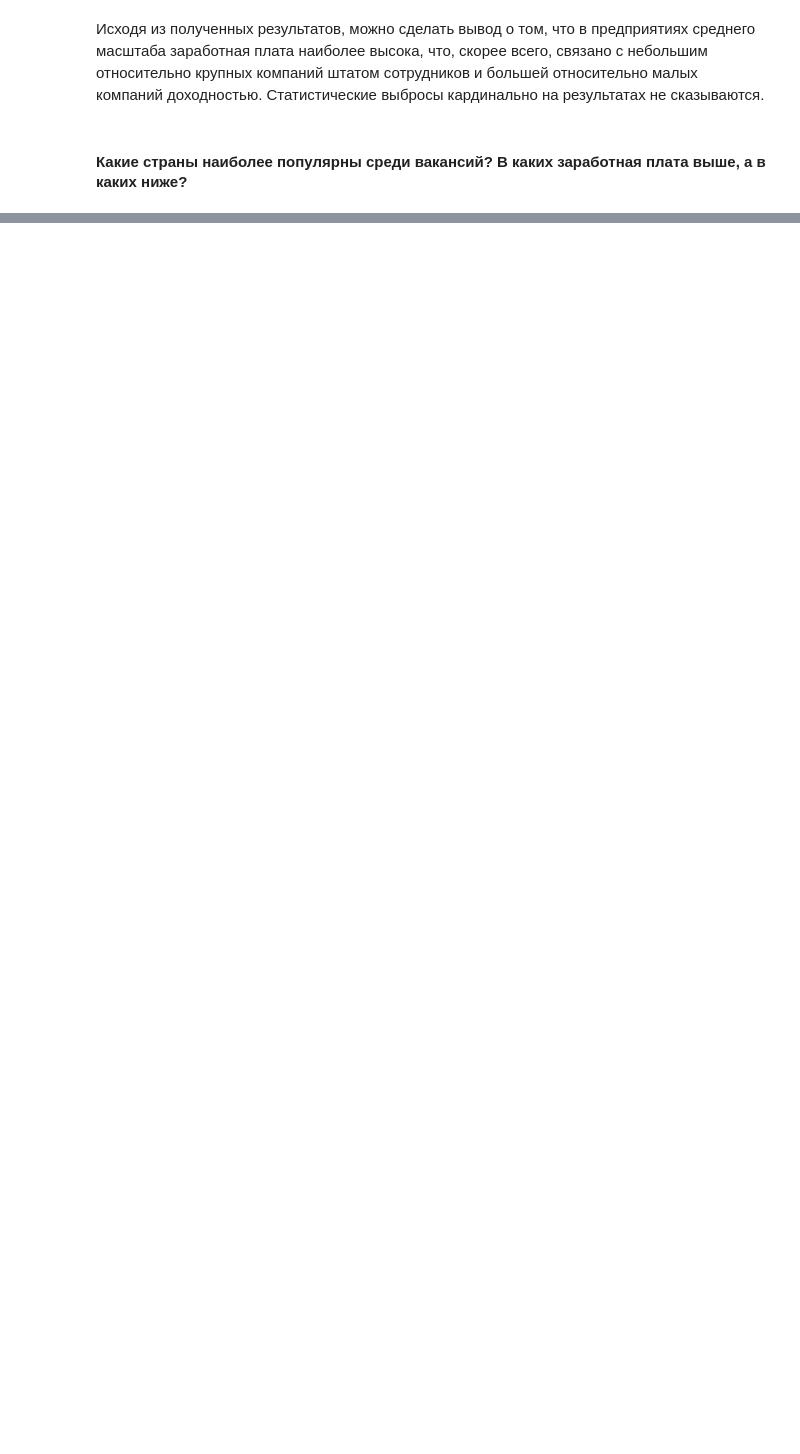
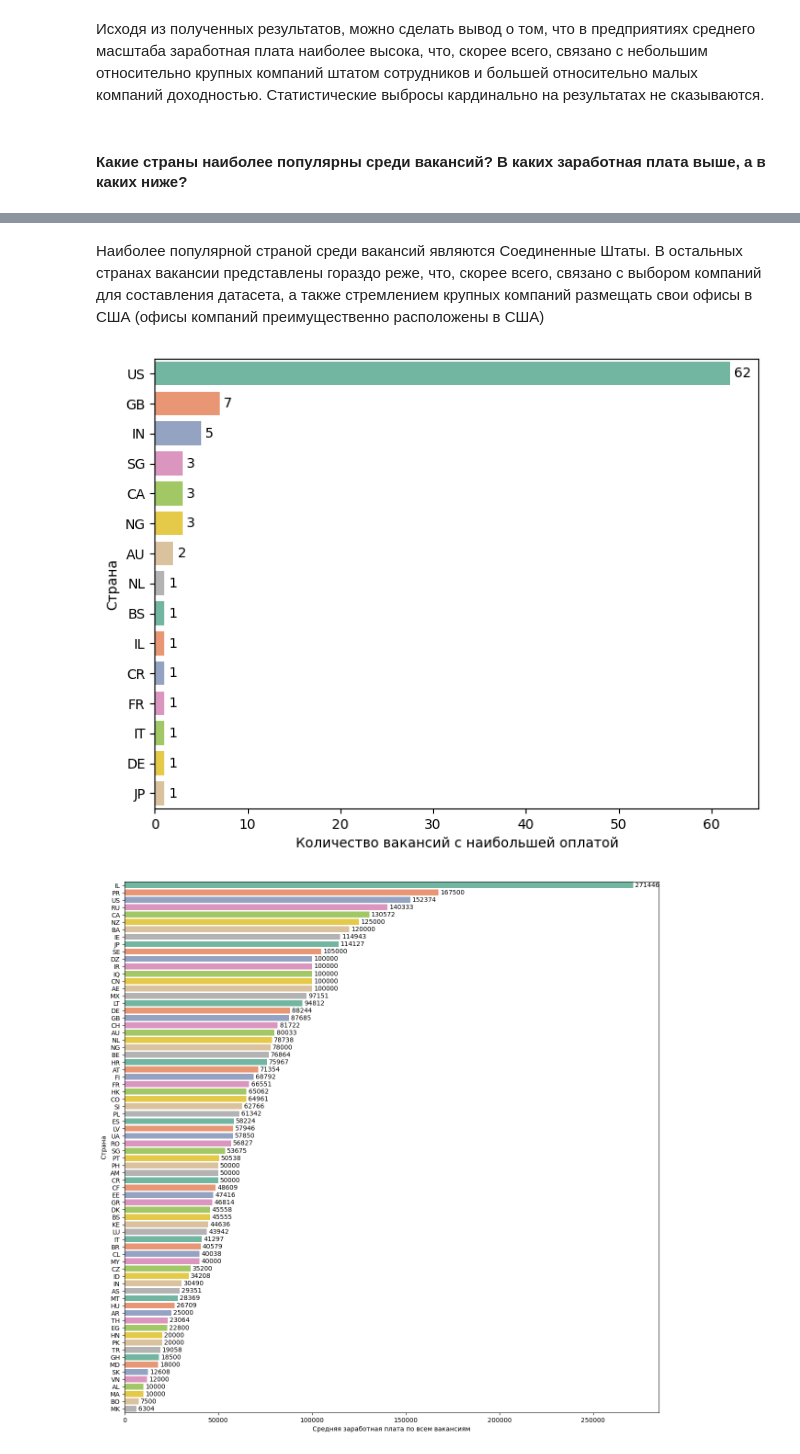
Before and after one commit to selvnv/subtasks, a Jupyter notebook: exploreDataScienceSalaries/exploreDataset.ipynb, the cells around one changed output, grey strips where cells are left out. Cells and saved outputs as stored; diff of their text form; code cells hidden in the pictures; blank space fills up the shorter version.

```diff
--- a/exploreDataScienceSalaries/exploreDataset.ipynb
+++ b/exploreDataScienceSalaries/exploreDataset.ipynb
@@ -252,0 +284,54 @@ plt.show()
+# %% [markdown]
+Наиболее популярной страной среди вакансий являются Соединенные Штаты. В остальных странах вакансии представлены гораздо реже, что, скорее всего, связано с выбором компаний для составления датасета, а также стремлением крупных компаний размещать свои офисы в США (офисы компаний преимущественно расположены в США)
+# %%
+# # Количество локаций, в которых представлена каждая вакансия
+# job_countries_count = df.groupby(by=['job_title'])['company_location'].nunique().reset_index()
+# job_countries_count.columns = ['job_title', 'location_count']
+# # Оставить только вакансии, представленные более чем в одной стране
+# job_countries_count = job_countries_count[job_countries_count['location_count'] > 1].reset_index(drop=True)
+
+# Вакансии, представленные более чем в одной стране
+# df_cleared = df[df['job_title'].isin(job_countries_count['job_title'])]
+
+# ОТТАЛКИВАЯСЬ ОТ КОЛИЧЕСТВА ДОЛЖНОСТЕЙ С НАИБОЛЬШЕЙ ОПЛАТОЙ
+# Определить строки, содержащие максимальную зарплату по должности
+idx = df.groupby(by=['job_title'])['salary_in_usd'].idxmax()
+
+# Дубликат с самыми
+most_paid_locations = df.loc[idx].copy().reset_index()[['job_title', 'company_location', 'salary_in_usd']]
+mpl_freq = most_paid_locations['company_location'].value_counts()
+
+plt.figure(figsize=(8, 6))
+most_paid_barplot = sns.barplot(x=mpl_freq, y=mpl_freq.index, hue=mpl_freq.index, palette='Set2')
+# Добавление значений для отображения всех значений у столбцов графика
+# Необходимо из-за использования параметра hue
+for container in most_paid_barplot.containers:
+    most_paid_barplot.bar_label(container, padding=3)
+
+most_paid_barplot.set(xlabel='Количество вакансий с наибольшей оплатой', ylabel='Страна')
+
+plt.show()
+
+# ЕСЛИ ОПРЕДЕЛЯТЬ ПО СРЕДНЕЙ ЗАРАБОТНОЙ ПЛАТЕ СРЕДИ ВСЕХ ПРЕДСТАВЛЕННЫХ ВАКАНСИЙ
+avg_salary_by_country = df.groupby('company_location')['salary_in_usd'].mean().reset_index()
+avg_salary_by_country.columns = ['company_location', 'avg_salary']
+
+# Оуругление до целого
+avg_salary_by_country['avg_salary'] = avg_salary_by_country['avg_salary'].astype(int)
+
+# Отсортировать по средней зарплате для наглядности
+avg_salary_by_country = avg_salary_by_country.sort_values(by='avg_salary', ascending=False)
+
+plt.figure(figsize=(15, 15))
+most_avg_paid_barplot = sns.barplot(x=avg_salary_by_country['avg_salary'], y=avg_salary_by_country['company_location'], hue=avg_salary_by_country['company_location'], palette='Set2')
+# Добавление значений для отображения всех значений у столбцов графика
+# Необходимо из-за использования параметра hue
+for container in most_avg_paid_barplot.containers:
+    most_avg_paid_barplot.bar_label(container, padding=3)
+
+most_avg_paid_barplot.set(xlabel='Средняя заработная плата по всем вакансиям', ylabel='Страна')
+
+plt.show()
+# %% [output]
+[figure, added]
+[figure, added]
```
Also changed, not shown: parts of 15 cells of this notebook.
